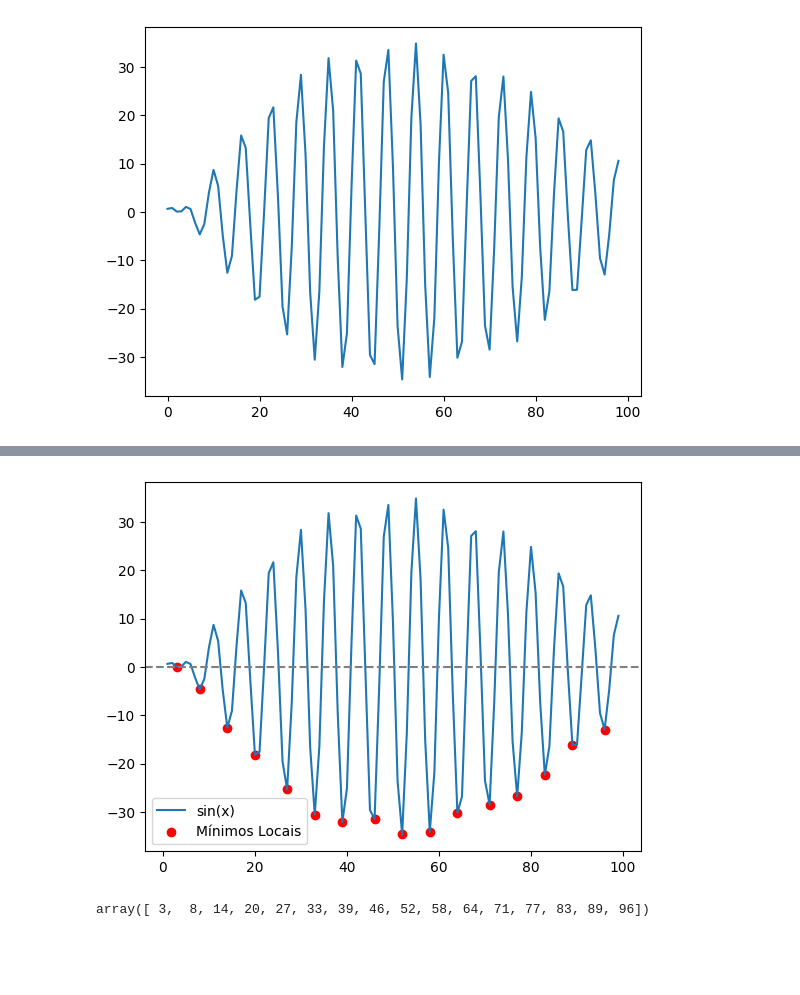
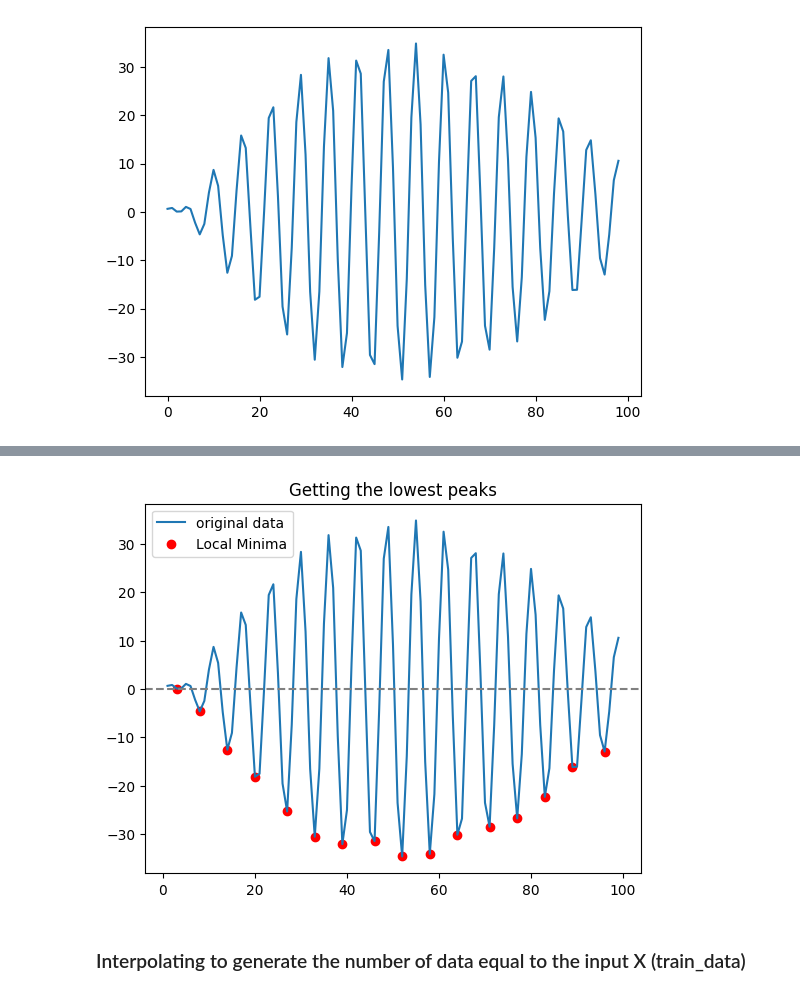
Before and after one commit to CaioMaxximus/Exploring-Different-Curves-with-Linear-Regression, a Jupyter notebook: creating-diferent-curves-with-linear-regression.ipynb, the cells around one changed output, grey strips where cells are left out. Cells and saved outputs as stored; diff of their text form; code cells hidden in the pictures; blank space fills up the shorter version.

```diff
--- a/creating-diferent-curves-with-linear-regression.ipynb
+++ b/creating-diferent-curves-with-linear-regression.ipynb
@@ -464,23 +478,22 @@ plt.plot(last_non_linear_data)
 # %%
 from scipy.signal import find_peaks
 
 y = last_non_linear_data.reshape(1,-1)[0]
 minima_indices, _ = find_peaks(-y)
 
 minima_x = x[minima_indices]
 minima_y = y[minima_indices]
 
-plt.plot(x, y, label='sin(x)')
-plt.scatter(minima_x, minima_y, color='red', label='Mínimos Locais')
+plt.plot(x, y, label='original data')
+plt.title("Getting the lowest peaks")
+plt.scatter(minima_x, minima_y, color='red', label='Local Minima')
 plt.axhline(0, color='gray', linestyle='--')
 plt.legend()
 plt.show()
 # %% [output]
-[figure, old version]
+[figure, new version]
-# %%
-minima_x
-# %% [output]
-array([ 3,  8, 14, 20, 27, 33, 39, 46, 52, 58, 64, 71, 77, 83, 89, 96])
+# %% [markdown]
+### Interpolating to generate the number of data equal to the input X (train_data)
 # %%
 import numpy as np
 import matplotlib.pyplot as plt
```
Also changed, not shown: parts of 18 cells of this notebook.
